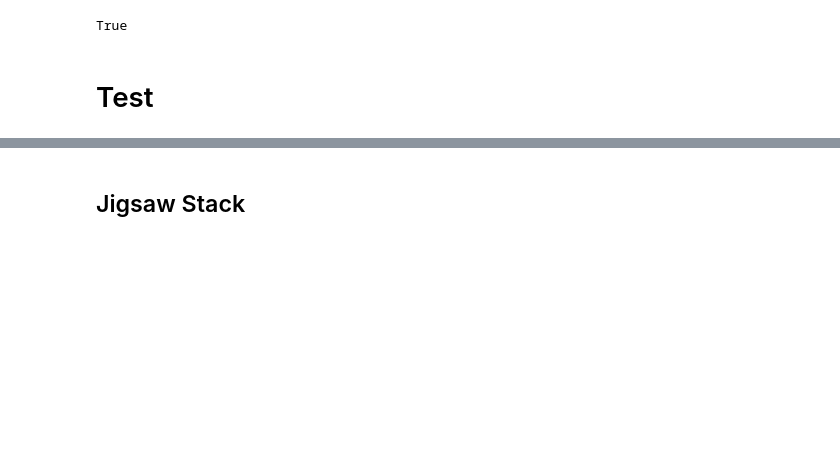
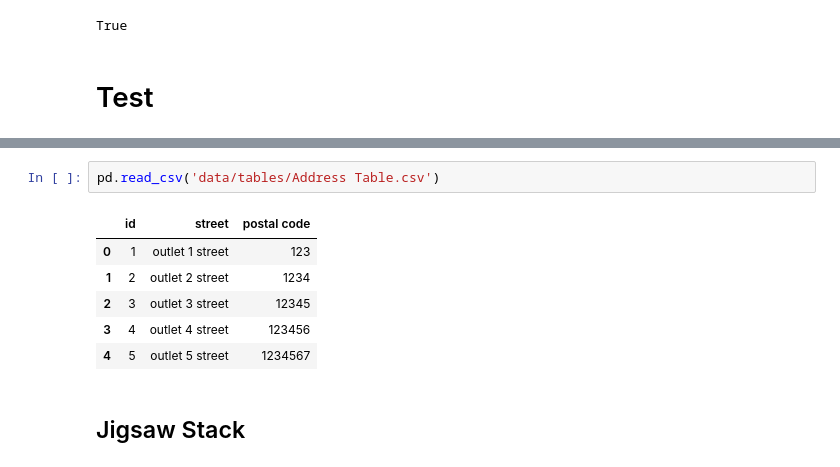
Before and after one commit to leonardltk/2025-smol-hackathon, a Jupyter notebook: debug.ipynb, the cells around one changed output, grey strips where cells are left out. Cells and saved outputs as stored; diff of their text form; blank space fills up the shorter version.

```diff
--- a/debug.ipynb
+++ b/debug.ipynb
@@ -15,3 +76,12 @@ True
+# %%
+pd.read_csv('data/tables/Address Table.csv')
+# %% [output]
+|  | id | street | postal code |
+| 0 | 1 | outlet 1 street | 123 |
+| 1 | 2 | outlet 2 street | 1234 |
+| 2 | 3 | outlet 3 street | 12345 |
+| 3 | 4 | outlet 4 street | 123456 |
+| 4 | 5 | outlet 5 street | 1234567 |
 # %% [markdown]
 ## Jigsaw Stack
 # %%
```
Also changed, not shown: parts of 16 cells of this notebook, 9 other files.
